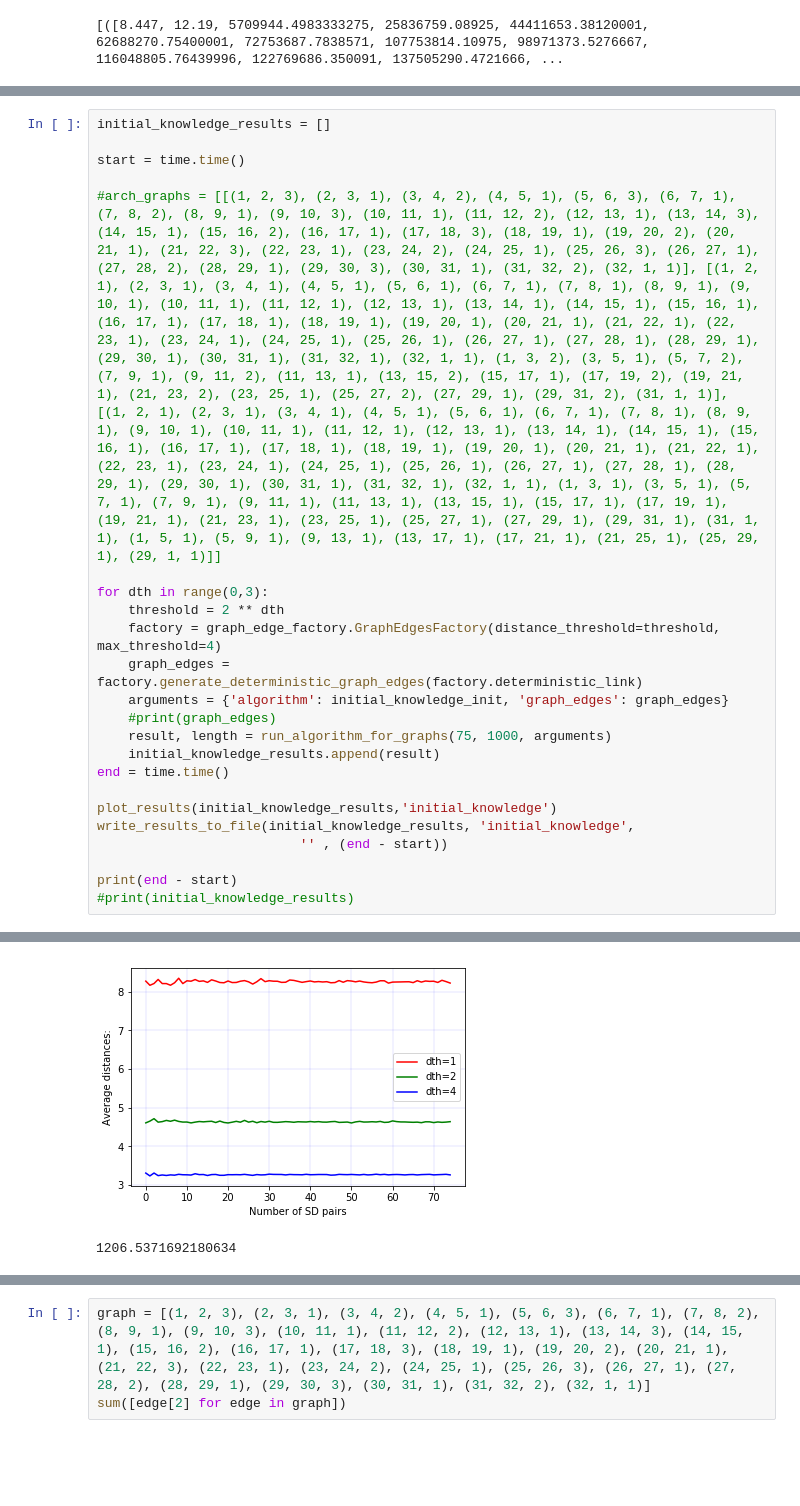
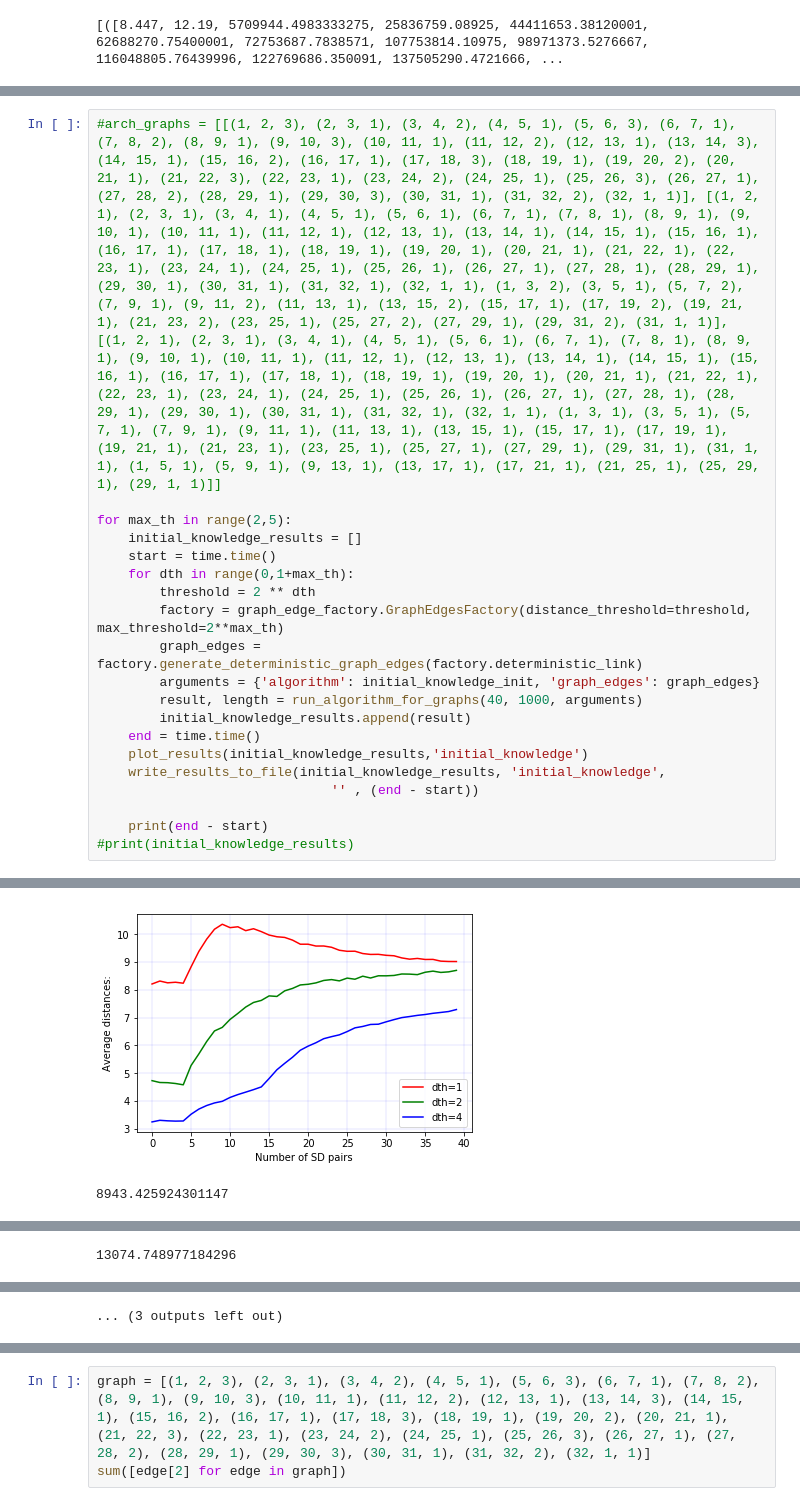
Before and after one commit to antalszava/quantum_network_routing, a Jupyter notebook: notebooks/deterministic_graph.ipynb, the cells around one changed output, grey strips where cells are left out. Cells and saved outputs as stored; diff of their text form; blank space fills up the shorter version.

```diff
--- a/notebooks/deterministic_graph.ipynb
+++ b/notebooks/deterministic_graph.ipynb
@@ -67,5 +72 @@ write_results_to_file(initial_knowledge_results, 'initial_knowledge',
 # %%
-initial_knowledge_results = []
-
-start = time.time()
-
@@ -73,18 +74,19 @@ start = time.time()
 
-for dth in range(0,3):
-    threshold = 2 ** dth
-    factory = graph_edge_factory.GraphEdgesFactory(distance_threshold=threshold, max_threshold=4)
-    graph_edges = factory.generate_deterministic_graph_edges(factory.deterministic_link)
-    arguments = {'algorithm': initial_knowledge_init, 'graph_edges': graph_edges}
-    #print(graph_edges)
-    result, length = run_algorithm_for_graphs(75, 1000, arguments)
-    initial_knowledge_results.append(result)
-end = time.time()
+for max_th in range(2,5):
+    initial_knowledge_results = []
+    start = time.time()
+    for dth in range(0,1+max_th):
+        threshold = 2 ** dth
+        factory = graph_edge_factory.GraphEdgesFactory(distance_threshold=threshold, max_threshold=2**max_th)
+        graph_edges = factory.generate_deterministic_graph_edges(factory.deterministic_link)
+        arguments = {'algorithm': initial_knowledge_init, 'graph_edges': graph_edges}
+        result, length = run_algorithm_for_graphs(40, 1000, arguments)
+        initial_knowledge_results.append(result)
+    end = time.time()
+    plot_results(initial_knowledge_results,'initial_knowledge')
+    write_results_to_file(initial_knowledge_results, 'initial_knowledge',
+                              '' , (end - start))
 
-plot_results(initial_knowledge_results,'initial_knowledge')
-write_results_to_file(initial_knowledge_results, 'initial_knowledge',
-                          '' , (end - start))
-
-print(end - start)
+    print(end - start)
 #print(initial_knowledge_results)
 # %% [output]
@@ -94,2 +96,2 @@ print(end - start)
-[figure, old version]
+[figure, new version]
-1206.5371692180634
+8943.425924301147
@@ -95,0 +102 @@ print(end - start)
+13074.748977184296
@@ -95,0 +105 @@ print(end - start)
+... (3 outputs left out)
```
Also changed, not shown: parts of 5 cells of this notebook, 13 other files.
